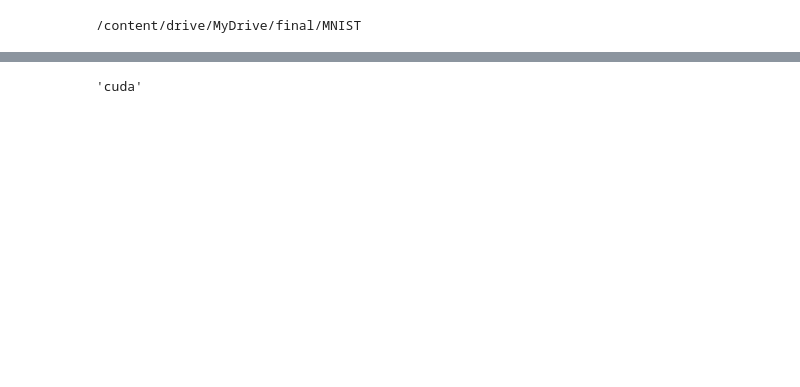
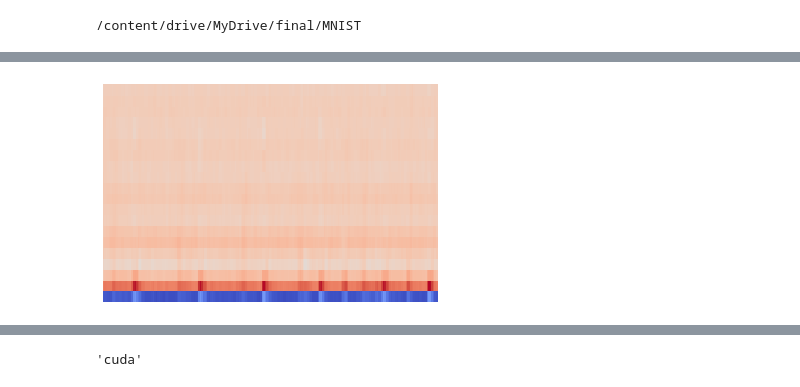
Before and after one commit to nulven/PrivacyML, a Jupyter notebook: FInal_MNIST.ipynb, the cells around one changed output, grey strips where cells are left out. Drawn from its saved outputs; the diff is of its cells as text; code cells hidden in the pictures; blank space fills up the shorter version.

```diff
--- a/FInal_MNIST.ipynb
+++ b/FInal_MNIST.ipynb
@@ -6,0 +63,13 @@
+# %%
+#Saving MFCC plots
+from matplotlib.backends.backend_agg import FigureCanvasAgg as FigureCanvas
+
+fig = plt.Figure()
+canvas = FigureCanvas(fig)
+ax = fig.add_subplot(111)
+p = display.specshow(mfccs, sr=sr)
+plt.margins(0,0)
+plt.axis('off')
+plt.savefig('/home/nulven/privacyml/outputs/spec1.png',bbox_inches='tight',pad_inches = 0)
+# %% [output]
+[figure, added]
```
Also changed, not shown: parts of 27 cells of this notebook.
